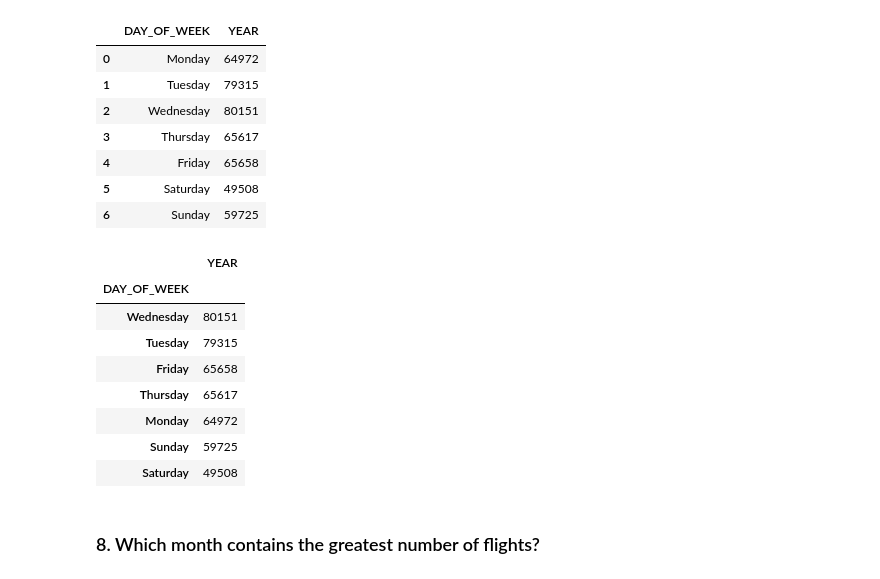
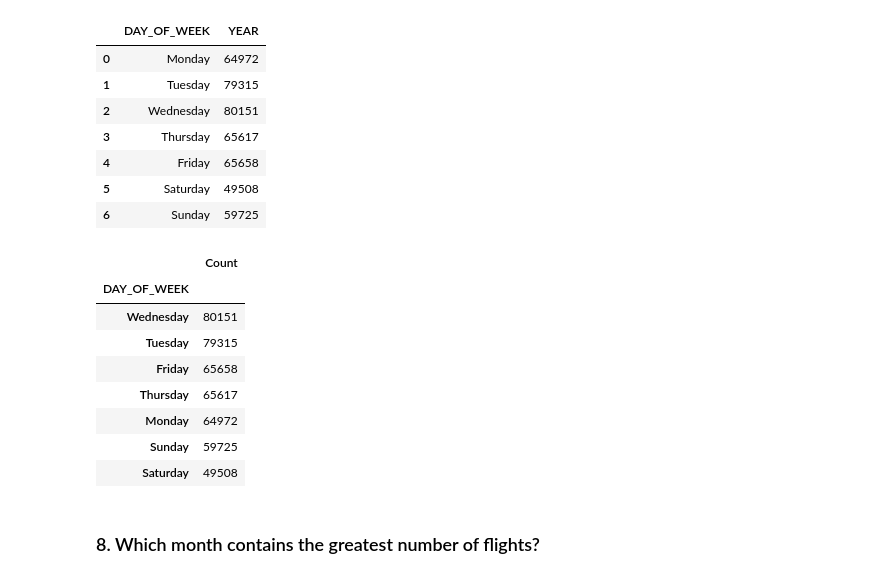
Before and after one commit to EvanMChowdhury/PortfolioProjects, a Jupyter notebook: Pandas_SQL_Flights_Notebook.ipynb, the cells around one changed output. Saved outputs shown, nothing was run; the diff lists cells and outputs as text; code cells hidden in the pictures.

```diff
--- a/Pandas_SQL_Flights_Notebook.ipynb
+++ b/Pandas_SQL_Flights_Notebook.ipynb
@@ -543,10 +543,12 @@ See the caveats in the documentation: https://pandas.pydata.org/pandas-docs/stab
 | 6 | Sunday | 59725 |
 # %%
 df_sept = df_sept.set_index('DAY_OF_WEEK')
+# %%
+df_sept = df_sept.rename(columns = {'YEAR': 'Count'})
 # %%
-df_sept.sort_values(by = 'YEAR', ascending = False)
+df_sept.sort_values(by = 'Count', ascending = False)
 # %% [output]
-|  | YEAR |
+|  | Count |
 | DAY_OF_WEEK |  |
 | Wednesday | 80151 |
 | Tuesday | 79315 |
```
Also changed, not shown: parts of 25 cells of this notebook.
